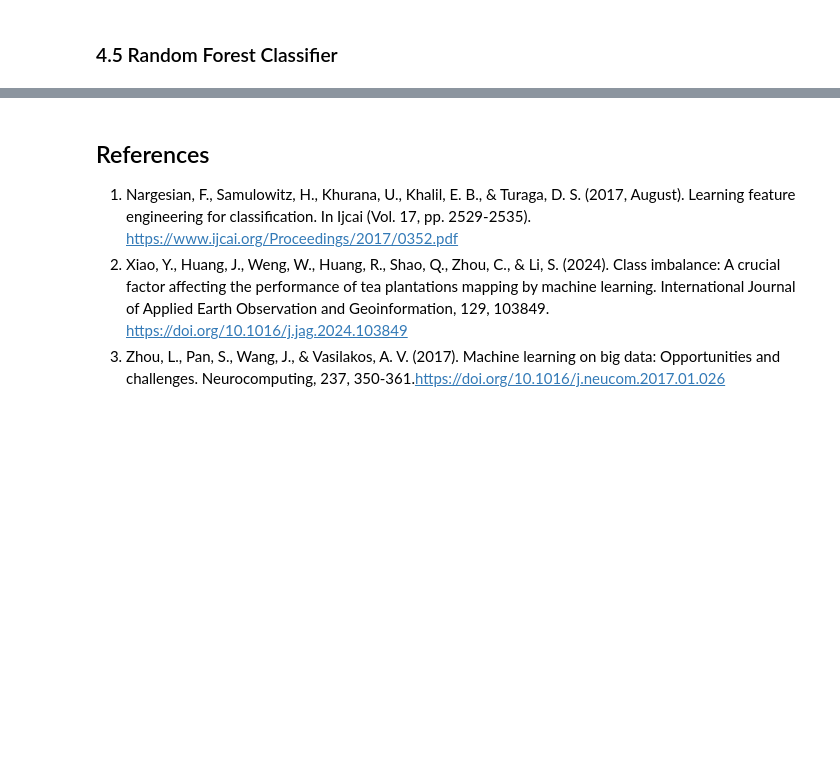
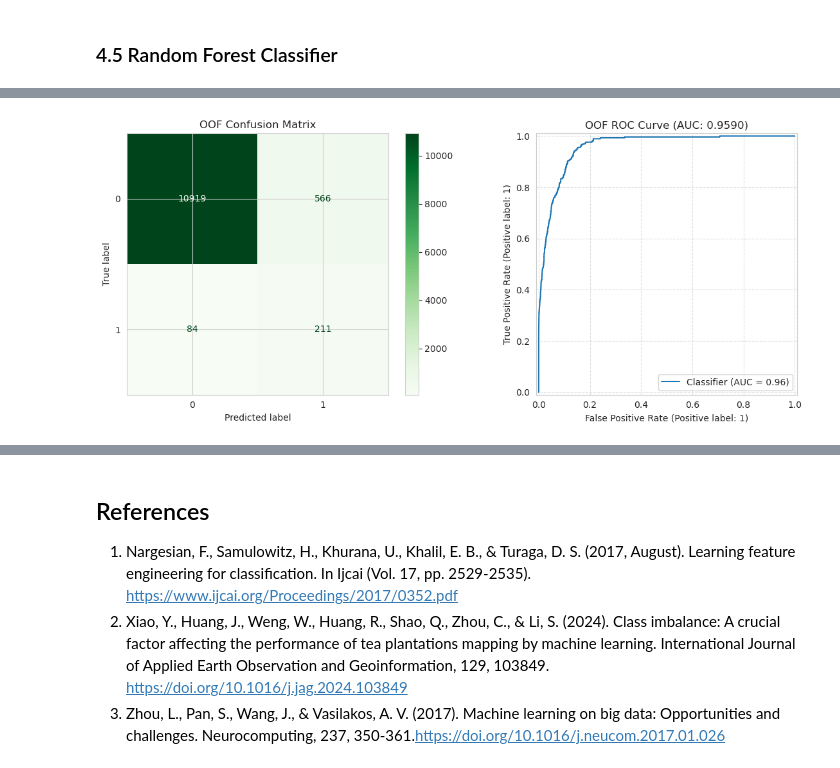
Before and after one commit to mwakad/DigiCow-Farmer-Training-Adoption-Challenge, a Jupyter notebook: index.ipynb, the cells around one changed output, grey strips where cells are left out. Cells and saved outputs as stored; diff of their text form; code cells hidden in the pictures; blank space fills up the shorter version.

Commit message:
vanilla models

```diff
--- a/index.ipynb
+++ b/index.ipynb
@@ -1170,4 +1686,15 @@ train_df.drop(columns=low_card_cols, inplace=True)
 test_df.drop(columns=low_card_cols, inplace=True)
 # %% [markdown]
 ### 3.7 Feature Engineering Cleanup
+# %%
+# Finalize
+y = train_df['target'].astype(int)
+X = train_df.drop(columns=['ID', 'target', 'first_training_date', 'ward', 'subcounty', 'trainer'])  # keep trainer? You kept it, but it's low-signal. We drop for LR/RF, keep for tree models.
+# X = train_df.drop(columns=['ID', 'first_training_date', 'target'])
+X_test = test_df.drop(columns=['ID', 'first_training_date', 'ward', 'subcounty', 'trainer'])
+# X_test = test_df.drop(columns=['ID','first_training_date'])
+
+# Store IDs
+train_ids = train_df['ID']
+test_ids = test_df['ID']
 # %%
@@ -1221 +1753,9 @@ Final feature count: 36
+# %%
+X_train = X
+y_train = y
+# Scoring function
+def custom_score(y_true, y_proba):
+    ll = log_loss(y_true, y_proba, labels=[0,1])
+    auc = roc_auc_score(y_true, y_proba)
+    return 0.7 * (1 - ll) + 0.3 * auc, ll, auc
 # %% [markdown]
@@ -1227,2 +2016,81 @@ Final feature count: 36
 # %% [markdown]
 ### 4.5 Random Forest Classifier
+# %%
+import numpy as np
+import matplotlib.pyplot as plt
+from sklearn.ensemble import RandomForestClassifier
+from sklearn.model_selection import StratifiedKFold
+from sklearn.metrics import log_loss, roc_auc_score, ConfusionMatrixDisplay, RocCurveDisplay
+
+# 1. Setup Stratified K-Fold
+k_folds = 20
+skf = StratifiedKFold(n_splits=k_folds, shuffle=True, random_state=42)
+
+# Containers for results
+oof_probs = np.zeros(len(X_train))  # Out-of-fold predictions
+test_probs = np.zeros(len(X_test))   # Averaged test predictions
+fold_metrics = []
+
+print(f"Starting {k_folds}-Fold CV for Random Forest...\n")
+
+# 2. Cross-Validation Loop
+for fold, (train_idx, val_idx) in enumerate(skf.split(X_train, y_train)):
+    # Split data based on fold indices
+    X_fold_train, X_fold_val = X_train.iloc[train_idx], X_train.iloc[val_idx]
+    y_fold_train, y_fold_val = y_train.iloc[train_idx], y_train.iloc[val_idx]
+
+    # Initialize Random Forest
+    # Note: No 'eval_set' or 'early_stopping' here as RF doesn't use them like XGBoost
+    model = RandomForestClassifier(
+        n_estimators=1000,
+        max_depth=12,
+        class_weight='balanced',
+        random_state=42,
+        n_jobs=-1
+    )
+
+    # Fit Model
+    model.fit(X_fold_train, y_fold_train)
+
+    # Predict probabilities
+    fold_prob = model.predict_proba(X_fold_val)[:, 1]
+    oof_probs[val_idx] = fold_prob
+
+    # Aggregate test predictions (divide by k_folds to get the mean at the end)
+    test_probs += model.predict_proba(X_test)[:, 1] / k_folds
+
+    # Calculate Fold Metrics
+    ll = log_loss(y_fold_val, fold_prob)
+    auc = roc_auc_score(y_fold_val, fold_prob)
+    fold_metrics.append((ll, auc))
+
+    print(f"Fold {fold+1} | LogLoss: {ll:.5f} | AUC: {auc:.5f}")
+
+# 3. Final Scoring
+avg_ll = np.mean([m[0] for m in fold_metrics])
+avg_auc = np.mean([m[1] for m in fold_metrics])
+
+print(f"\n{'='*40}")
+print(f"RF CV Overall LogLoss: {avg_ll:.5f}")
+print(f"RF CV Overall AUC:     {avg_auc:.5f}")
+print(f"{'='*40}")
+
+# 4. Visualization (using OOF predictions)
+fig, (ax1, ax2) = plt.subplots(1, 2, figsize=(12, 5))
+
+# Confusion Matrix (using 0.5 threshold on OOF probs)
+oof_pred_labels = (oof_probs > 0.5).astype(int)
+ConfusionMatrixDisplay.from_predictions(y_train, oof_pred_labels, ax=ax1, cmap='Greens')
+ax1.set_title("OOF Confusion Matrix")
+
+# ROC Curve
+RocCurveDisplay.from_predictions(y_train, oof_probs, ax=ax2)
+ax2.set_title(f"OOF ROC Curve (AUC: {avg_auc:.4f})")
+ax2.grid(True, linestyle='--', alpha=0.6)
+
+plt.tight_layout()
+plt.show()
+
+# Final Test Predictions
+rf_test_pred_scaled = test_probs
+# %% [output]
@@ -1228,0 +2114 @@ Final feature count: 36
+[figure, added]
```
Also changed, not shown: parts of 39 cells of this notebook.
